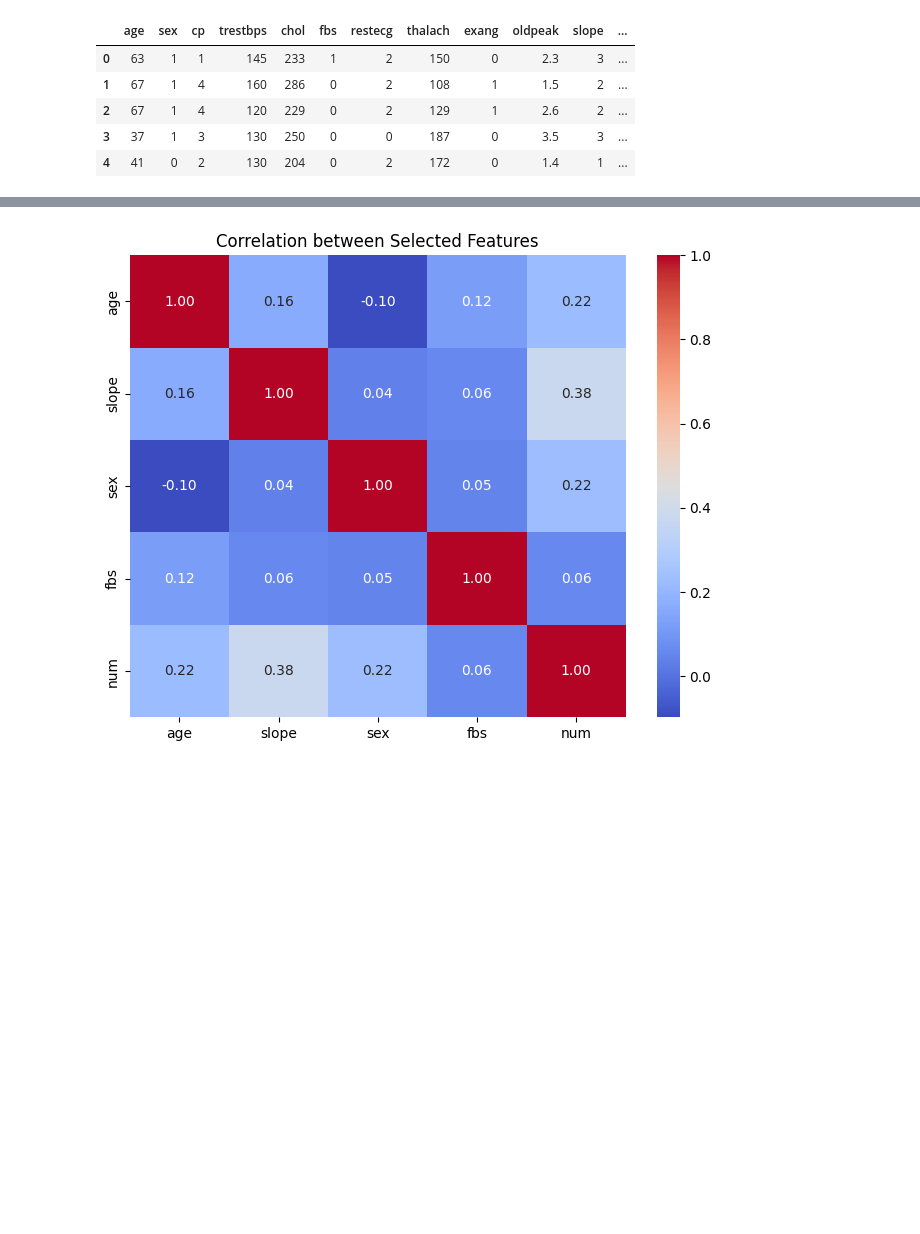
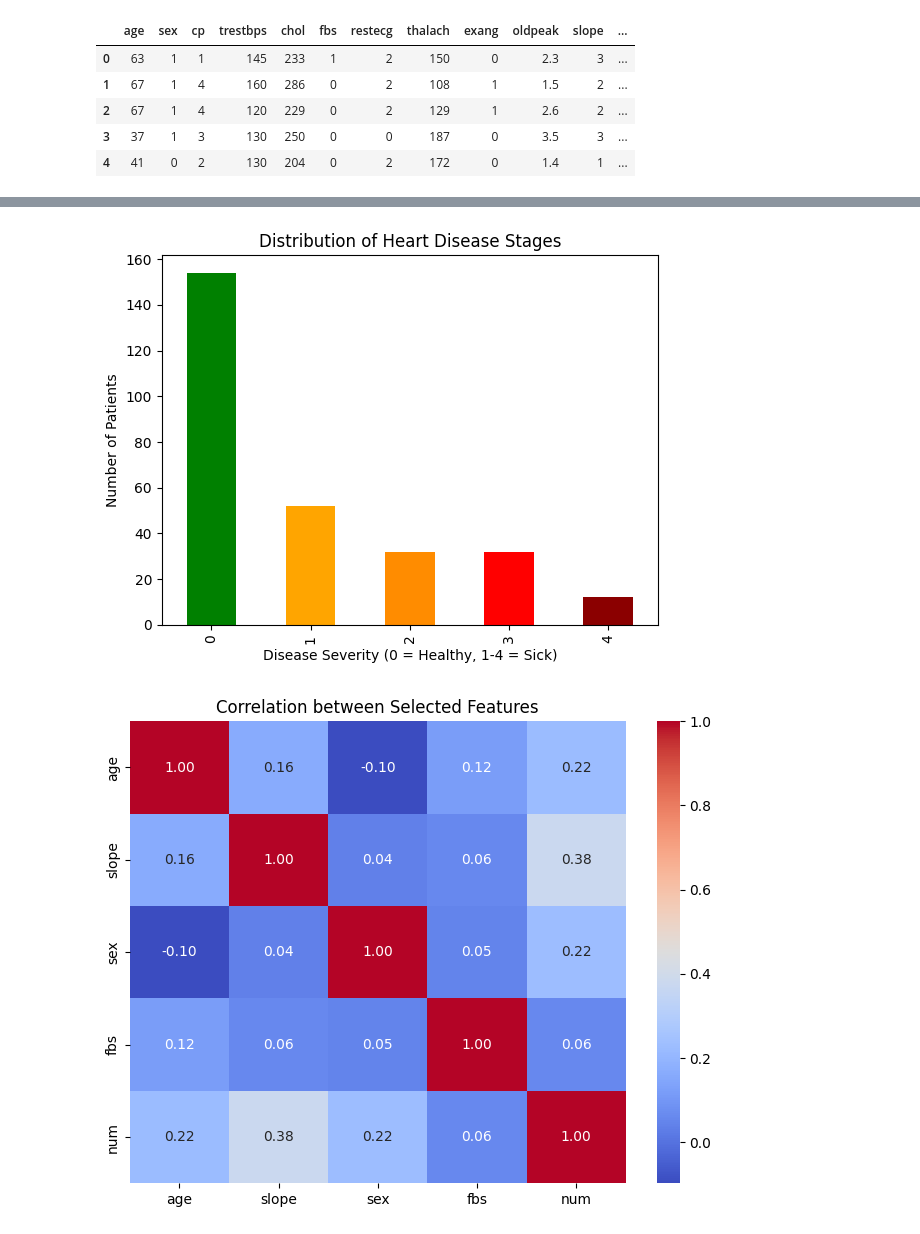
Before and after one commit to meralmourad/CodeAlpha_Disease-Prediction, a Jupyter notebook: logic.ipynb, the cells around one changed output, grey strips where cells are left out. Drawn from its saved outputs; the diff is of its cells as text; code cells hidden in the pictures; blank space fills up the shorter version.

```diff
--- a/logic.ipynb
+++ b/logic.ipynb
@@ -52,5 +52,3 @@ df.head()
 | 2 | 67 | 1 | 4 | 120 | 229 | 0 | 2 | 129 | 1 | 2.6 | 2 | ... |
 | 3 | 37 | 1 | 3 | 130 | 250 | 0 | 0 | 187 | 0 | 3.5 | 3 | ... |
 | 4 | 41 | 0 | 2 | 130 | 204 | 0 | 2 | 172 | 0 | 1.4 | 1 | ... |
-# %%
-df = heart_disease.data.original
@@ -57,3 +98,13 @@ df = heart_disease.data.original
+# %%
+df['num'].value_counts().sort_index().plot(kind='bar', color=['green', 'orange', 'darkorange', 'red', 'darkred'])
+
+plt.title('Distribution of Heart Disease Stages')
+plt.xlabel('Disease Severity (0 = Healthy, 1-4 = Sick)')
+plt.ylabel('Number of Patients')
+
+plt.show()
+# %% [output]
+[figure, added]
 # %%
 selected_features = ['age', 'slope', 'sex', 'fbs', 'num']
 
```
Also changed, not shown: parts of 2 cells of this notebook.
